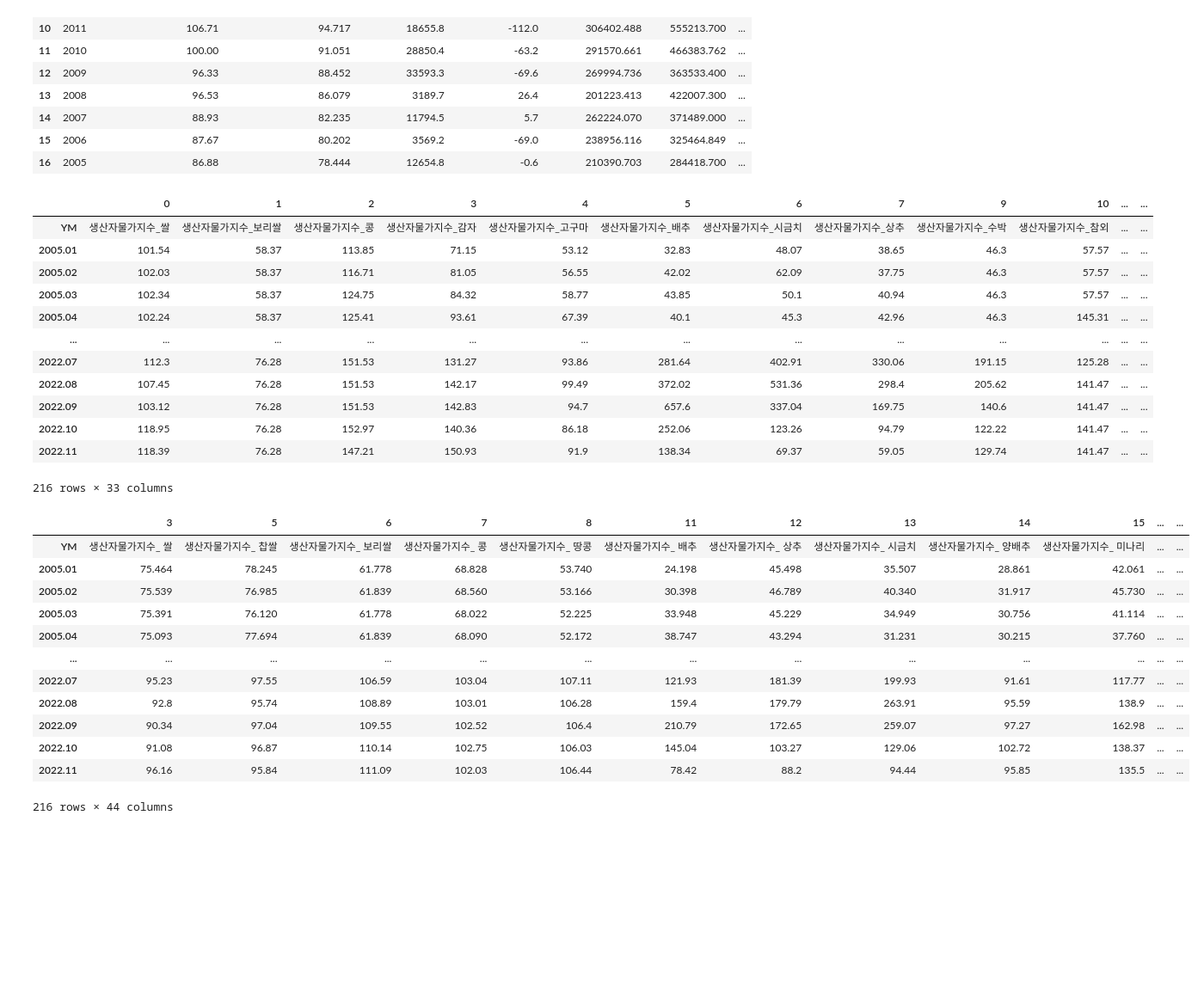
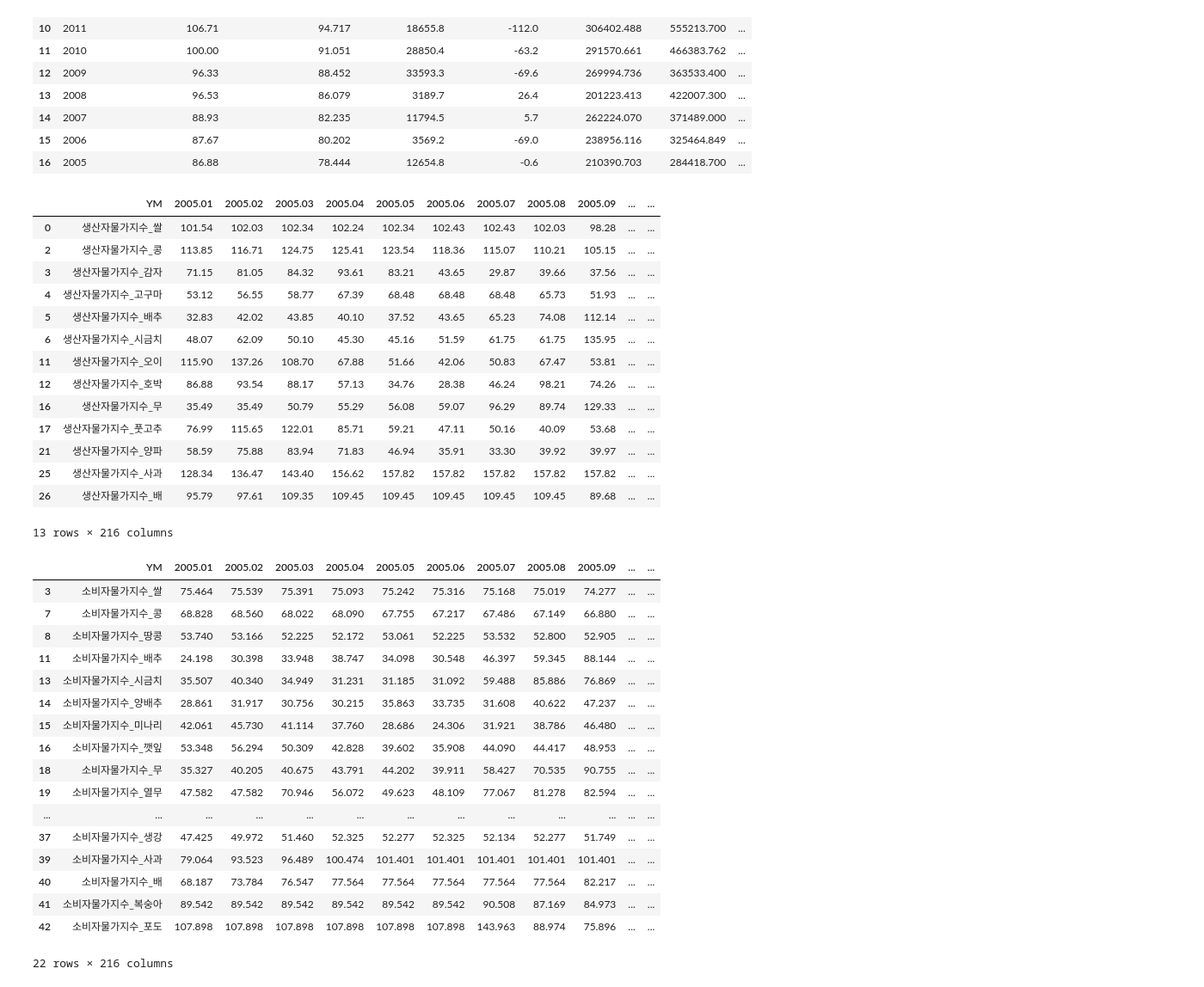
Before and after one commit to mols3131d/Agricultural-Products-Price-Prediction-, a Jupyter notebook: Data Collection/Economic.ipynb, the cells around one changed output. Shown at 86% size. Saved outputs shown, nothing was run; the diff lists cells and outputs as text; code cells hidden in the pictures; blank space fills up the shorter version.

```diff
--- a/Data Collection/Economic.ipynb
+++ b/Data Collection/Economic.ipynb
@@ -44 +19,9 @@ display(df_mei.head(df_mei.shape[0]))
+# %%
+import sys
+
+sys.path.append("../Import")
+
+import definitions
+
+crop_list = definitions.crop_list
 # %%
@@ -64,51 +47,61 @@ df_mei
 | 15 | 2006 | 87.67 | 80.202 | 3569.2 | -69.0 | 238956.116 | 325464.849 | ... |
 | 16 | 2005 | 86.88 | 78.444 | 12654.8 | -0.6 | 210390.703 | 284418.700 | ... |
 # %%
-df2 = pd.read_excel('/content/drive/Shareddrives/Agricultural Products Price Prediction/data/생산자물가지수_품목별_연도별_월별.xlsx')
+df2 = pd.read_excel('C:\\Users\\Woo\\Documents\\GitHub\\Agricultural-Products-Price-Prediction-\\Data Collection\\data\\생산자물가지수_품목별_연도별_월별.xlsx')
 df2 = df2.rename(columns={'계정코드별':'YM'})
 df2["YM"] = df2["YM"].map(lambda x : x.split()[0])
 df2 = df2.replace("-", np.NaN)
 df2 = df2.dropna(axis=0)
+df2 = df2[df2["YM"].isin(crop_list)]
 for i in df2["YM"]:
     df2["YM"] = df2["YM"].replace(i,f"생산자물가지수_{i}")
-df2.T
+df2
 # %% [output]
-|  | 0 | 1 | 2 | 3 | 4 | 5 | 6 | 7 | 9 | 10 | ... | ... |
-| YM | 생산자물가지수_쌀 | 생산자물가지수_보리쌀 | 생산자물가지수_콩 | 생산자물가지수_감자 | 생산자물가지수_고구마 | 생산자물가지수_배추 | 생산자물가지수_시금치 | 생산자물가지수_상추 | 생산자물가지수_수박 | 생산자물가지수_참외 | ... | ... |
-| 2005.01 | 101.54 | 58.37 | 113.85 | 71.15 | 53.12 | 32.83 | 48.07 | 38.65 | 46.3 | 57.57 | ... | ... |
-| 2005.02 | 102.03 | 58.37 | 116.71 | 81.05 | 56.55 | 42.02 | 62.09 | 37.75 | 46.3 | 57.57 | ... | ... |
-| 2005.03 | 102.34 | 58.37 | 124.75 | 84.32 | 58.77 | 43.85 | 50.1 | 40.94 | 46.3 | 57.57 | ... | ... |
-| 2005.04 | 102.24 | 58.37 | 125.41 | 93.61 | 67.39 | 40.1 | 45.3 | 42.96 | 46.3 | 145.31 | ... | ... |
-| ... | ... | ... | ... | ... | ... | ... | ... | ... | ... | ... | ... | ... |
-| 2022.07 | 112.3 | 76.28 | 151.53 | 131.27 | 93.86 | 281.64 | 402.91 | 330.06 | 191.15 | 125.28 | ... | ... |
-| 2022.08 | 107.45 | 76.28 | 151.53 | 142.17 | 99.49 | 372.02 | 531.36 | 298.4 | 205.62 | 141.47 | ... | ... |
-| 2022.09 | 103.12 | 76.28 | 151.53 | 142.83 | 94.7 | 657.6 | 337.04 | 169.75 | 140.6 | 141.47 | ... | ... |
-| 2022.10 | 118.95 | 76.28 | 152.97 | 140.36 | 86.18 | 252.06 | 123.26 | 94.79 | 122.22 | 141.47 | ... | ... |
-| 2022.11 | 118.39 | 76.28 | 147.21 | 150.93 | 91.9 | 138.34 | 69.37 | 59.05 | 129.74 | 141.47 | ... | ... |
+|  | YM | 2005.01 | 2005.02 | 2005.03 | 2005.04 | 2005.05 | 2005.06 | 2005.07 | 2005.08 | 2005.09 | ... | ... |
+| 0 | 생산자물가지수_쌀 | 101.54 | 102.03 | 102.34 | 102.24 | 102.34 | 102.43 | 102.43 | 102.03 | 98.28 | ... | ... |
+| 2 | 생산자물가지수_콩 | 113.85 | 116.71 | 124.75 | 125.41 | 123.54 | 118.36 | 115.07 | 110.21 | 105.15 | ... | ... |
+| 3 | 생산자물가지수_감자 | 71.15 | 81.05 | 84.32 | 93.61 | 83.21 | 43.65 | 29.87 | 39.66 | 37.56 | ... | ... |
+| 4 | 생산자물가지수_고구마 | 53.12 | 56.55 | 58.77 | 67.39 | 68.48 | 68.48 | 68.48 | 65.73 | 51.93 | ... | ... |
+| 5 | 생산자물가지수_배추 | 32.83 | 42.02 | 43.85 | 40.10 | 37.52 | 43.65 | 65.23 | 74.08 | 112.14 | ... | ... |
+| 6 | 생산자물가지수_시금치 | 48.07 | 62.09 | 50.10 | 45.30 | 45.16 | 51.59 | 61.75 | 61.75 | 135.95 | ... | ... |
+| 11 | 생산자물가지수_오이 | 115.90 | 137.26 | 108.70 | 67.88 | 51.66 | 42.06 | 50.83 | 67.47 | 53.81 | ... | ... |
+| 12 | 생산자물가지수_호박 | 86.88 | 93.54 | 88.17 | 57.13 | 34.76 | 28.38 | 46.24 | 98.21 | 74.26 | ... | ... |
+| 16 | 생산자물가지수_무 | 35.49 | 35.49 | 50.79 | 55.29 | 56.08 | 59.07 | 96.29 | 89.74 | 129.33 | ... | ... |
+| 17 | 생산자물가지수_풋고추 | 76.99 | 115.65 | 122.01 | 85.71 | 59.21 | 47.11 | 50.16 | 40.09 | 53.68 | ... | ... |
+| 21 | 생산자물가지수_양파 | 58.59 | 75.88 | 83.94 | 71.83 | 46.94 | 35.91 | 33.30 | 39.92 | 39.97 | ... | ... |
+| 25 | 생산자물가지수_사과 | 128.34 | 136.47 | 143.40 | 156.62 | 157.82 | 157.82 | 157.82 | 157.82 | 157.82 | ... | ... |
+| 26 | 생산자물가지수_배 | 95.79 | 97.61 | 109.35 | 109.45 | 109.45 | 109.45 | 109.45 | 109.45 | 89.68 | ... | ... |
-216 rows × 33 columns
+13 rows × 216 columns
 # %%
-df3 = pd.read_csv('/content/drive/Shareddrives/Agricultural Products Price Prediction/data/소비자물가지수_품목별_연도별_월별_filtered.csv')
+df3 = pd.read_csv('C:\\Users\\Woo\\Documents\\GitHub\\Agricultural-Products-Price-Prediction-\\Data Collection\\data\\소비자물가지수_품목별_연도별_월별_filtered.csv')
 df3 = df3.replace("-", np.NaN)
 df3 = df3.rename(columns={'품목별':'YM'})
 df3 = df3.dropna(axis="rows")
 df3 = df3.drop(index=[0,1,2,10,38])
+df3["YM"] = df3["YM"].map(lambda x: x.strip())
+df3 = df3[df3["YM"].isin(crop_list)]
 for i in df3["YM"]:
-    df3["YM"] = df3["YM"].replace(i,f"생산자물가지수_{i}")
-df3.T
+    df3["YM"] = df3["YM"].replace(i,f"소비자물가지수_{i}")
+df3
 # %% [output]
-|  | 3 | 5 | 6 | 7 | 8 | 11 | 12 | 13 | 14 | 15 | ... | ... |
-| YM | 생산자물가지수_ 쌀 | 생산자물가지수_ 찹쌀 | 생산자물가지수_ 보리쌀 | 생산자물가지수_ 콩 | 생산자물가지수_ 땅콩 | 생산자물가지수_ 배추 | 생산자물가지수_ 상추 | 생산자물가지수_ 시금치 | 생산자물가지수_ 양배추 | 생산자물가지수_ 미나리 | ... | ... |
-| 2005.01 | 75.464 | 78.245 | 61.778 | 68.828 | 53.740 | 24.198 | 45.498 | 35.507 | 28.861 | 42.061 | ... | ... |
-| 2005.02 | 75.539 | 76.985 | 61.839 | 68.560 | 53.166 | 30.398 | 46.789 | 40.340 | 31.917 | 45.730 | ... | ... |
-| 2005.03 | 75.391 | 76.120 | 61.778 | 68.022 | 52.225 | 33.948 | 45.229 | 34.949 | 30.756 | 41.114 | ... | ... |
-| 2005.04 | 75.093 | 77.694 | 61.839 | 68.090 | 52.172 | 38.747 | 43.294 | 31.231 | 30.215 | 37.760 | ... | ... |
+|  | YM | 2005.01 | 2005.02 | 2005.03 | 2005.04 | 2005.05 | 2005.06 | 2005.07 | 2005.08 | 2005.09 | ... | ... |
+| 3 | 소비자물가지수_쌀 | 75.464 | 75.539 | 75.391 | 75.093 | 75.242 | 75.316 | 75.168 | 75.019 | 74.277 | ... | ... |
+| 7 | 소비자물가지수_콩 | 68.828 | 68.560 | 68.022 | 68.090 | 67.755 | 67.217 | 67.486 | 67.149 | 66.880 | ... | ... |
+| 8 | 소비자물가지수_땅콩 | 53.740 | 53.166 | 52.225 | 52.172 | 53.061 | 52.225 | 53.532 | 52.800 | 52.905 | ... | ... |
+| 11 | 소비자물가지수_배추 | 24.198 | 30.398 | 33.948 | 38.747 | 34.098 | 30.548 | 46.397 | 59.345 | 88.144 | ... | ... |
+| 13 | 소비자물가지수_시금치 | 35.507 | 40.340 | 34.949 | 31.231 | 31.185 | 31.092 | 59.488 | 85.886 | 76.869 | ... | ... |
+| 14 | 소비자물가지수_양배추 | 28.861 | 31.917 | 30.756 | 30.215 | 35.863 | 33.735 | 31.608 | 40.622 | 47.237 | ... | ... |
+| 15 | 소비자물가지수_미나리 | 42.061 | 45.730 | 41.114 | 37.760 | 28.686 | 24.306 | 31.921 | 38.786 | 46.480 | ... | ... |
+| 16 | 소비자물가지수_깻잎 | 53.348 | 56.294 | 50.309 | 42.828 | 39.602 | 35.908 | 44.090 | 44.417 | 48.953 | ... | ... |
+| 18 | 소비자물가지수_무 | 35.327 | 40.205 | 40.675 | 43.791 | 44.202 | 39.911 | 58.427 | 70.535 | 90.755 | ... | ... |
+| 19 | 소비자물가지수_열무 | 47.582 | 47.582 | 70.946 | 56.072 | 49.623 | 48.109 | 77.067 | 81.278 | 82.594 | ... | ... |
 | ... | ... | ... | ... | ... | ... | ... | ... | ... | ... | ... | ... | ... |
-| 2022.07 | 95.23 | 97.55 | 106.59 | 103.04 | 107.11 | 121.93 | 181.39 | 199.93 | 91.61 | 117.77 | ... | ... |
-| 2022.08 | 92.8 | 95.74 | 108.89 | 103.01 | 106.28 | 159.4 | 179.79 | 263.91 | 95.59 | 138.9 | ... | ... |
-| 2022.09 | 90.34 | 97.04 | 109.55 | 102.52 | 106.4 | 210.79 | 172.65 | 259.07 | 97.27 | 162.98 | ... | ... |
-| 2022.10 | 91.08 | 96.87 | 110.14 | 102.75 | 106.03 | 145.04 | 103.27 | 129.06 | 102.72 | 138.37 | ... | ... |
-| 2022.11 | 96.16 | 95.84 | 111.09 | 102.03 | 106.44 | 78.42 | 88.2 | 94.44 | 95.85 | 135.5 | ... | ... |
+| 37 | 소비자물가지수_생강 | 47.425 | 49.972 | 51.460 | 52.325 | 52.277 | 52.325 | 52.134 | 52.277 | 51.749 | ... | ... |
+| 39 | 소비자물가지수_사과 | 79.064 | 93.523 | 96.489 | 100.474 | 101.401 | 101.401 | 101.401 | 101.401 | 101.401 | ... | ... |
+| 40 | 소비자물가지수_배 | 68.187 | 73.784 | 76.547 | 77.564 | 77.564 | 77.564 | 77.564 | 77.564 | 82.217 | ... | ... |
+| 41 | 소비자물가지수_복숭아 | 89.542 | 89.542 | 89.542 | 89.542 | 89.542 | 89.542 | 90.508 | 87.169 | 84.973 | ... | ... |
+| 42 | 소비자물가지수_포도 | 107.898 | 107.898 | 107.898 | 107.898 | 107.898 | 107.898 | 143.963 | 88.974 | 75.896 | ... | ... |
-216 rows × 44 columns
+22 rows × 216 columns
 # %%
 df = pd.concat([df2, df3], axis = 0)
 display(df.T)
```
Also changed, not shown: parts of 3 cells of this notebook.
